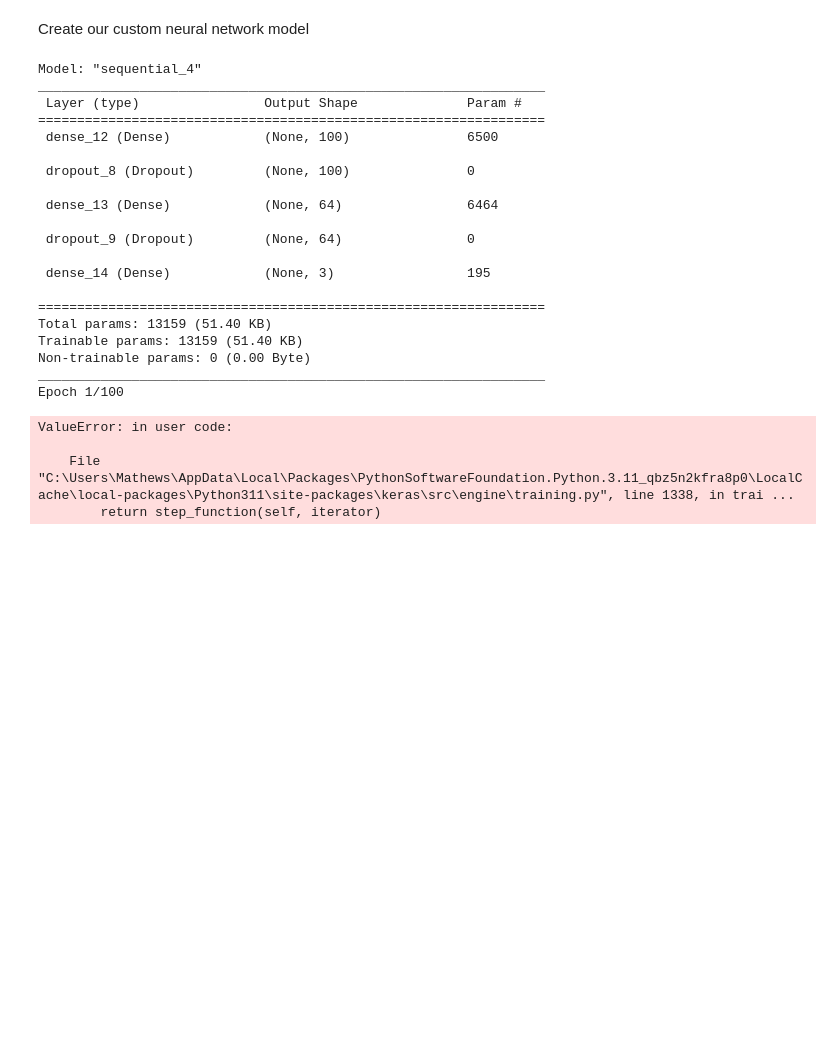
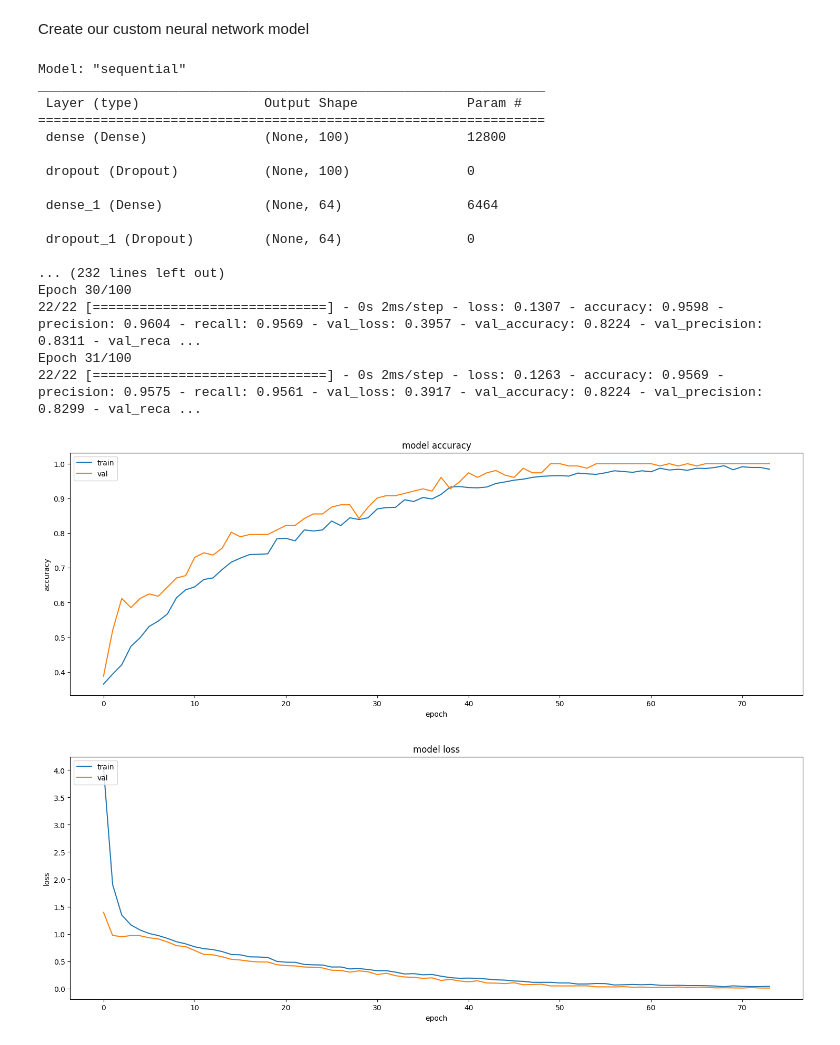
Before and after one commit to mathewsjoyy/Project_Code_Year3, a Jupyter notebook: Code/project_COPY_TEST.ipynb, the cells around one changed output. Cells and saved outputs as stored; diff of their text form; code cells hidden in the pictures; blank space fills up the shorter version.

```diff
--- a/Code/project_COPY_TEST.ipynb
+++ b/Code/project_COPY_TEST.ipynb
@@ -791,65 +770,90 @@ y_test = tf.keras.utils.to_categorical(y_test, num_classes=3)
 # create a model with 2 hidden layers using the traing and test data
 # https://stackoverflow.com/questions/47892505/dropout-rate-guidance-for-hidden-layers-in-a-convolution-neural-network
 model = tf.keras.models.Sequential()
-model.add(tf.keras.layers.Dense(100, input_dim=64, activation='relu'))  # TODO was 127
-model.add(tf.keras.layers.Dropout(0.2))                                 # TODO was 0.3
+model.add(tf.keras.layers.Dense(100, input_dim=127, activation='relu'))  # TODO was 127
+model.add(tf.keras.layers.Dropout(0.3))
 model.add(tf.keras.layers.Dense(64, activation='relu'))                 # TODO was 50
-model.add(tf.keras.layers.Dropout(0.2))
+model.add(tf.keras.layers.Dropout(0.3))
 model.add(tf.keras.layers.Dense(3, activation='softmax'))
+model.summary()
 
-model.summary()
+# Model for normalized data
+model_normalized = tf.keras.models.Sequential()
+model_normalized.add(tf.keras.layers.Dense(100, input_dim=127, activation='relu'))
+model_normalized.add(tf.keras.layers.Dropout(0.3))
+model_normalized.add(tf.keras.layers.Dense(64, activation='relu'))
+model_normalized.add(tf.keras.layers.Dropout(0.3))
+model_normalized.add(tf.keras.layers.Dense(3, activation='softmax'))
+model_normalized.summary()
 
 # Compile the model
 model.compile(loss = 'categorical_crossentropy', metrics=['accuracy', 'Precision', 'Recall'], optimizer='adam')
+model_normalized.compile(loss = 'categorical_crossentropy', metrics=['accuracy', 'Precision', 'Recall'], optimizer='adam')
 
 # Define the EarlyStopping callback
 early_stopping = EarlyStopping(monitor='val_loss', patience=3, restore_best_weights=True)
 
 # https://stackoverflow.com/questions/51768594/tensorflow-on-what-does-the-batch-size-depend
 history = model.fit(X_train, y_train, epochs=100, batch_size=64, validation_split=0.1, callbacks=[early_stopping])
+
+history_normalized = model_normalized.fit(X_train_normalized, y_train, epochs=100, batch_size=64, validation_split=0.1, callbacks=[early_stopping])
 
 # How to interpret the loss and accuracy values from the history object
 # https://stackoverflow.com/questions/51704808/what-is-the-difference-between-loss-accuracy-validation-loss-validation-accur
 
 # Plot accuracy history
 plt.plot(history.history['accuracy'])
 plt.plot(history.history['val_accuracy'])
 plt.title('model accuracy')
 plt.ylabel('accuracy')
 plt.xlabel('epoch')
 plt.legend(['train', 'val'], loc='upper left')
 plt.show()
 
 # Plot loss history
 plt.plot(history.history['loss'])
 plt.plot(history.history['val_loss'])
 plt.title('model loss')
 plt.ylabel('loss')
 plt.xlabel('epoch')
 plt.legend(['train', 'val'], loc='upper left')
 plt.show()
+
+
+# Plot accuracy history for normalized data
+plt.plot(history_normalized.history['accuracy'])
+plt.plot(history_normalized.history['val_accuracy'])
+plt.title('model accuracy')
+plt.ylabel('accuracy')
+plt.xlabel('epoch')
+plt.legend(['train', 'val'], loc='upper left')
+plt.show()
+
+# Plot loss history for normalized data
+plt.plot(history_normalized.history['loss'])
+plt.plot(history_normalized.history['val_loss'])
+plt.title('model loss')
+plt.ylabel('loss')
+plt.xlabel('epoch')
+plt.legend(['train', 'val'], loc='upper left')
+plt.show()
 # %% [output]
-Model: "sequential_4"
+Model: "sequential"
 _________________________________________________________________
  Layer (type)                Output Shape              Param #
 =================================================================
- dense_12 (Dense)            (None, 100)               6500
+ dense (Dense)               (None, 100)               12800
 
- dropout_8 (Dropout)         (None, 100)               0
+ dropout (Dropout)           (None, 100)               0
 
- dense_13 (Dense)            (None, 64)                6464
+ dense_1 (Dense)             (None, 64)                6464
 
- dropout_9 (Dropout)         (None, 64)                0
+ dropout_1 (Dropout)         (None, 64)                0
 
- dense_14 (Dense)            (None, 3)                 195
-
-=================================================================
-Total params: 13159 (51.40 KB)
-Trainable params: 13159 (51.40 KB)
-Non-trainable params: 0 (0.00 Byte)
-_________________________________________________________________
-Epoch 1/100
+... (232 lines left out)
+Epoch 30/100
+22/22 [==============================] - 0s 2ms/step - loss: 0.1307 - accuracy: 0.9598 - precision: 0.9604 - recall: 0.9569 - val_loss: 0.3957 - val_accuracy: 0.8224 - val_precision: 0.8311 - val_reca ...
+Epoch 31/100
+22/22 [==============================] - 0s 2ms/step - loss: 0.1263 - accuracy: 0.9569 - precision: 0.9575 - recall: 0.9561 - val_loss: 0.3917 - val_accuracy: 0.8224 - val_precision: 0.8299 - val_reca ...
-ValueError: in user code:
-
-    File "C:\Users\Mathews\AppData\Local\Packages\PythonSoftwareFoundation.Python.3.11_qbz5n2kfra8p0\LocalCache\local-packages\Python311\site-packages\keras\src\engine\training.py", line 1338, in trai ...
-        return step_function(self, iterator)
+[figure, added]
+[figure, added]
```
Also changed, not shown: parts of 7 cells of this notebook.
